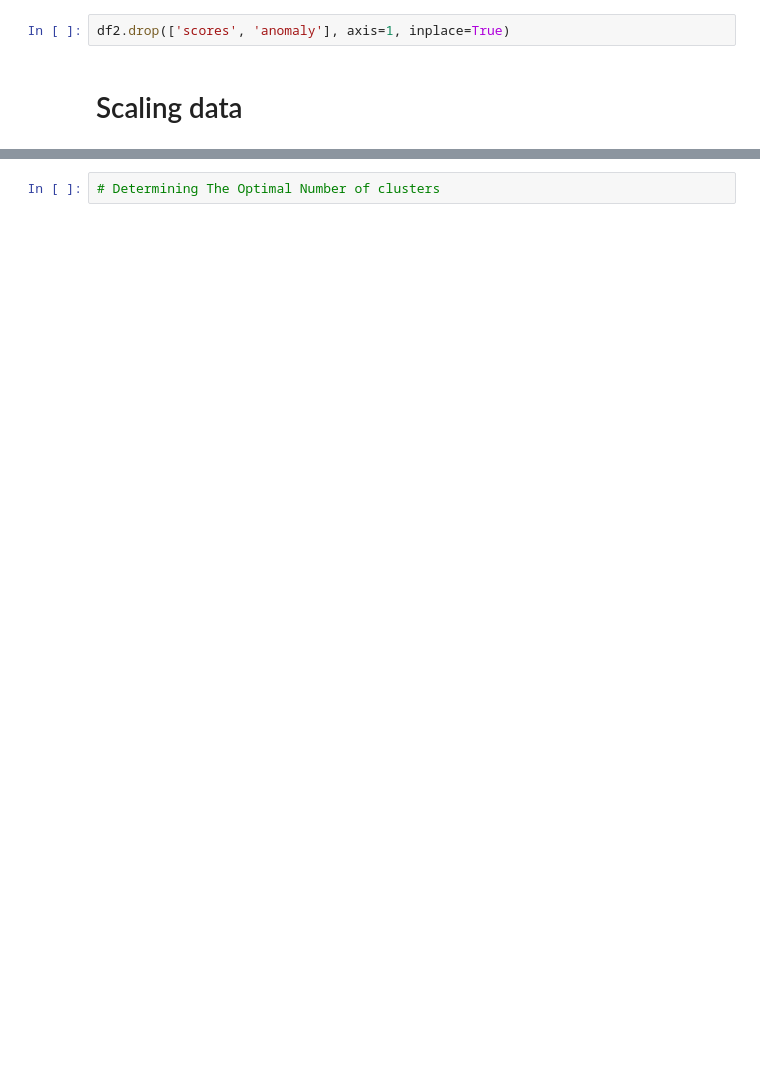
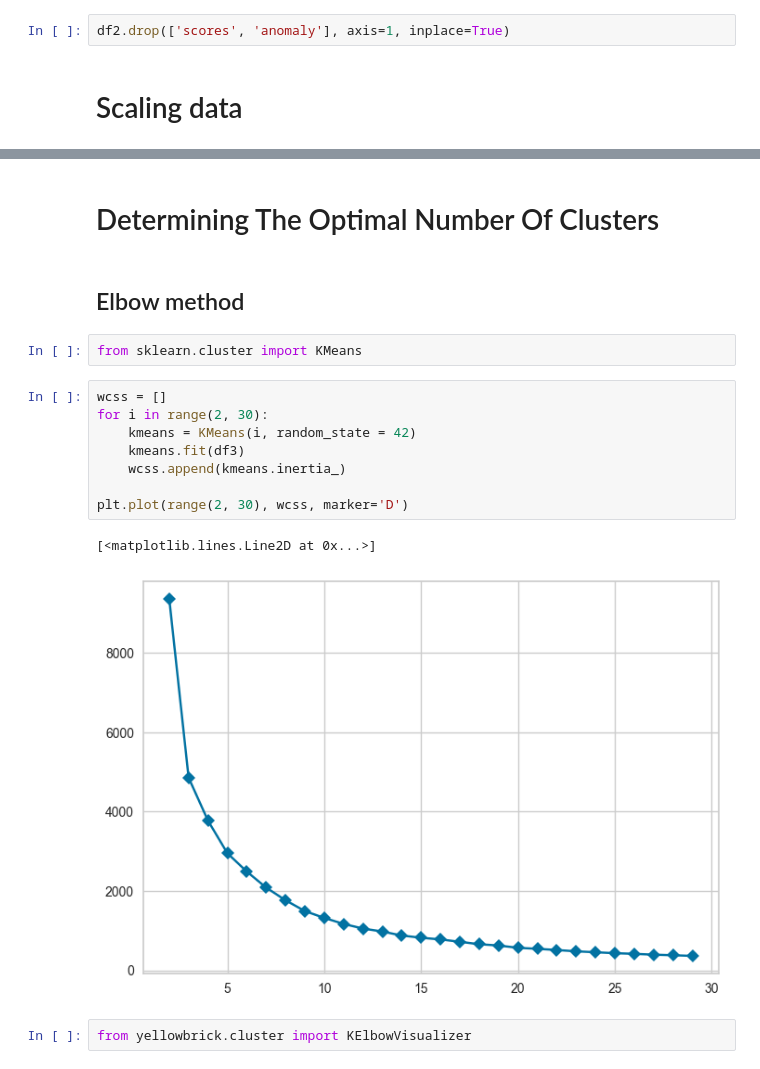
Before and after one commit to mcleroj/Python, a Jupyter notebook: clustering_metods.ipynb, the cells around one changed output, grey strips where cells are left out. Saved outputs shown, nothing was run; the diff lists cells and outputs as text; blank space fills up the shorter version.

```diff
--- a/clustering_metods.ipynb
+++ b/clustering_metods.ipynb
@@ -184,2 +184,19 @@ sns.scatterplot(df3, x='Sales', y='Bills')
-# %%
-# Determining The Optimal Number of clusters
+# %% [markdown]
+# Determining The Optimal Number Of Clusters
+# %% [markdown]
+## Elbow method
+# %%
+from sklearn.cluster import KMeans
+# %%
+wcss = []
+for i in range(2, 30):
+    kmeans = KMeans(i, random_state = 42)
+    kmeans.fit(df3)
+    wcss.append(kmeans.inertia_)
+
+plt.plot(range(2, 30), wcss, marker='D')
+# %% [output]
+[<matplotlib.lines.Line2D at 0x...>]
+[figure, added]
+# %%
+from yellowbrick.cluster import KElbowVisualizer
```
Also changed, not shown: parts of 10 cells of this notebook.
